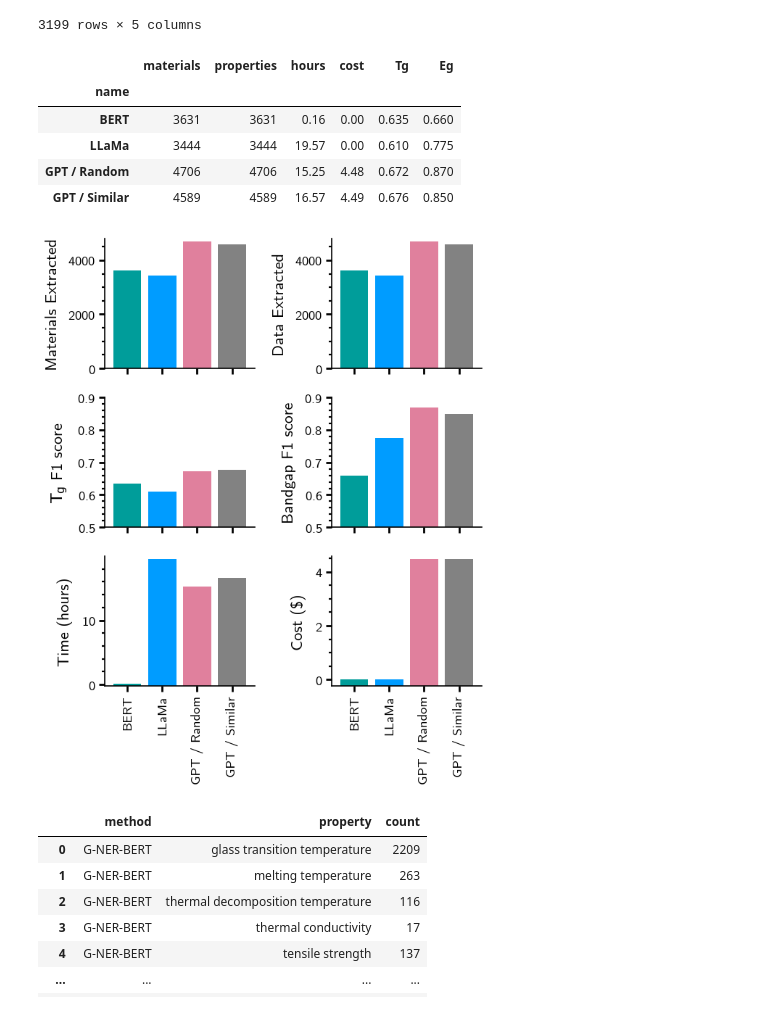
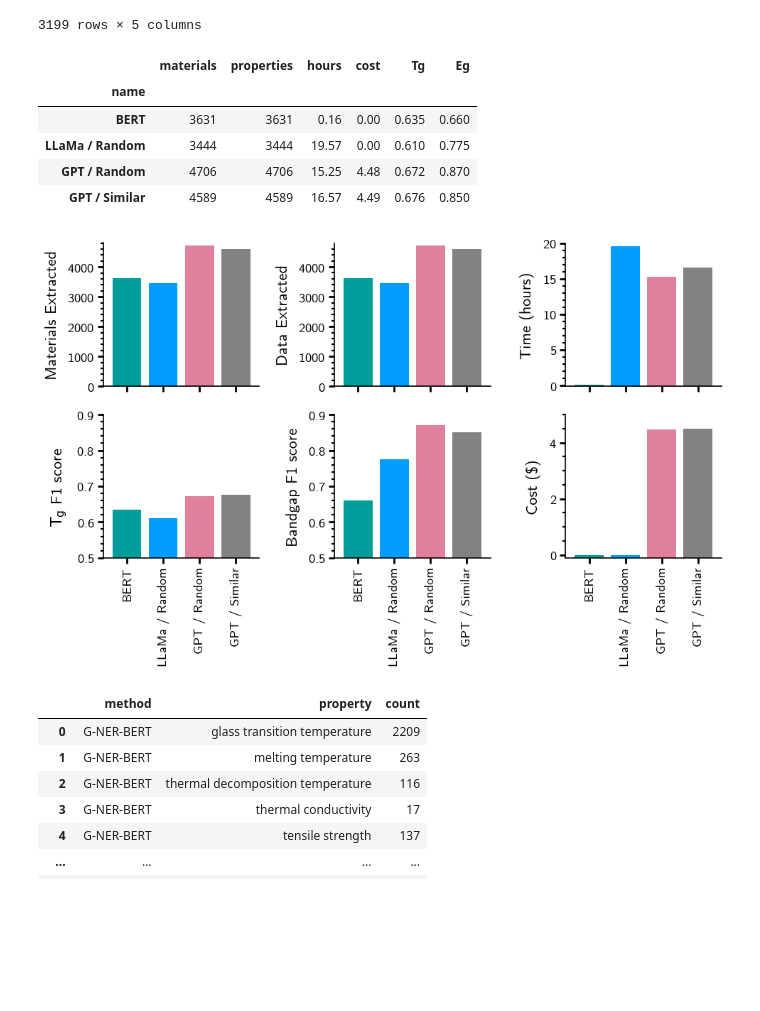
Before and after one commit to Ramprasad-Group/PromptDataExtraction, a Jupyter notebook: notebooks/Analyze-Select-1k.ipynb, the cells around one changed output. Cells and saved outputs as stored; diff of their text form; code cells hidden in the pictures; blank space fills up the shorter version.

Commit message:
Update select 1k plot

```diff
--- a/notebooks/Analyze-Select-1k.ipynb
+++ b/notebooks/Analyze-Select-1k.ipynb
@@ -1559,7 +1559,7 @@ Number of requests: 3,199
 # %%
 data = Frame()
 data.add(name='BERT', materials=2367+1264, properties=2367+1264, hours=0.16, cost=0.0, Tg=0.635, Eg=0.66)
-data.add(name='LLaMa', materials=1993+1451, properties=1993+1451, hours=19.57, cost=0.0, Tg=0.61, Eg=0.775)
+data.add(name='LLaMa / Random', materials=1993+1451, properties=1993+1451, hours=19.57, cost=0.0, Tg=0.61, Eg=0.775)
 data.add(name='GPT / Random', materials=3373+1333, properties=3373+1333, hours=15.25, cost= 4.48, Tg=0.672, Eg=0.87)
 data.add(name='GPT / Similar', materials=3442+1147, properties=3442+1147, hours=16.57, cost=4.49, Tg=0.676, Eg=0.85)
 
@@ -1569,7 +1569,7 @@ metrics
 |  | materials | properties | hours | cost | Tg | Eg |
 | name |  |  |  |  |  |  |
 | BERT | 3631 | 3631 | 0.16 | 0.00 | 0.635 | 0.660 |
-| LLaMa | 3444 | 3444 | 19.57 | 0.00 | 0.610 | 0.775 |
+| LLaMa / Random | 3444 | 3444 | 19.57 | 0.00 | 0.610 | 0.775 |
 | GPT / Random | 4706 | 4706 | 15.25 | 4.48 | 0.672 | 0.870 |
 | GPT / Similar | 4589 | 4589 | 16.57 | 4.49 | 0.676 | 0.850 |
 # %%
@@ -1578,7 +1578,7 @@ colors = ["#009d9a", "#009cff", "#e0809d",  "#828282", ]
 
 voffset = -0.25
 
-fig, axes = plt.subplots(3, 2, figsize=(3.25, 4), dpi=200, sharex=True)
+fig, axes = plt.subplots(2, 3, figsize=(5.00, 3.25), dpi=200, sharex=True)
 axes = axes.flatten()
 
 barprops = dict(color=colors, align='center', width=0.8, bottom=voffset)
@@ -1588,41 +1588,41 @@ df = metrics['materials'] - voffset
 df.plot.bar(ax=ax, **barprops)
 ax.set(ylabel='Materials Extracted')
 
 ax = axes[1]
 df = metrics['properties'] - voffset
 metrics['properties'].plot.bar(ax=ax, **barprops)
 ax.set(ylabel='Data Extracted')
 
 ax = axes[2]
+df = metrics['hours'] - voffset
+df.plot.bar(ax=ax, **barprops)
+ax.set(ylabel='Time (hours)', ylim=(-0.1, 20))
+
+ax = axes[3]
 df = metrics['Tg'] - voffset
 df.plot.bar(ax=ax, **barprops)
 ax.set(ylabel='$T_g$ F1 score', ylim=(0.5, 0.9))
 
-ax = axes[3]
+ax = axes[4]
 df = metrics['Eg'] - voffset
 df.plot.bar(ax=ax, **barprops)
 ax.set(ylabel='Bandgap F1 score', ylim=(0.5, 0.9))
-
-ax = axes[4]
-df = metrics['hours'] - voffset
-df.plot.bar(ax=ax, **barprops)
-ax.set(ylabel='Time (hours)')
 
 ax = axes[5]
 
 df = metrics['cost'] - voffset
 df.plot.bar(ax=ax, **barprops)
-ax.set(ylabel='Cost (\$)')
+ax.set(ylabel='Cost (\$)', ylim=(-0.1, 5))
 
 for ax in axes.flatten():
     ax.set(xlabel='')
     ax.tick_params(axis='x', which='minor', bottom=False)
 
 plt.tight_layout()
 plt.savefig("notebooks/Selec1k-Bars-v2.eps")
 plt.show()
 # %% [output]
-[figure, old version]
+[figure, new version]
 # %%
 propcount._df = None
 propcount.df
```
Also changed, not shown: parts of 1 cell of this notebook.
